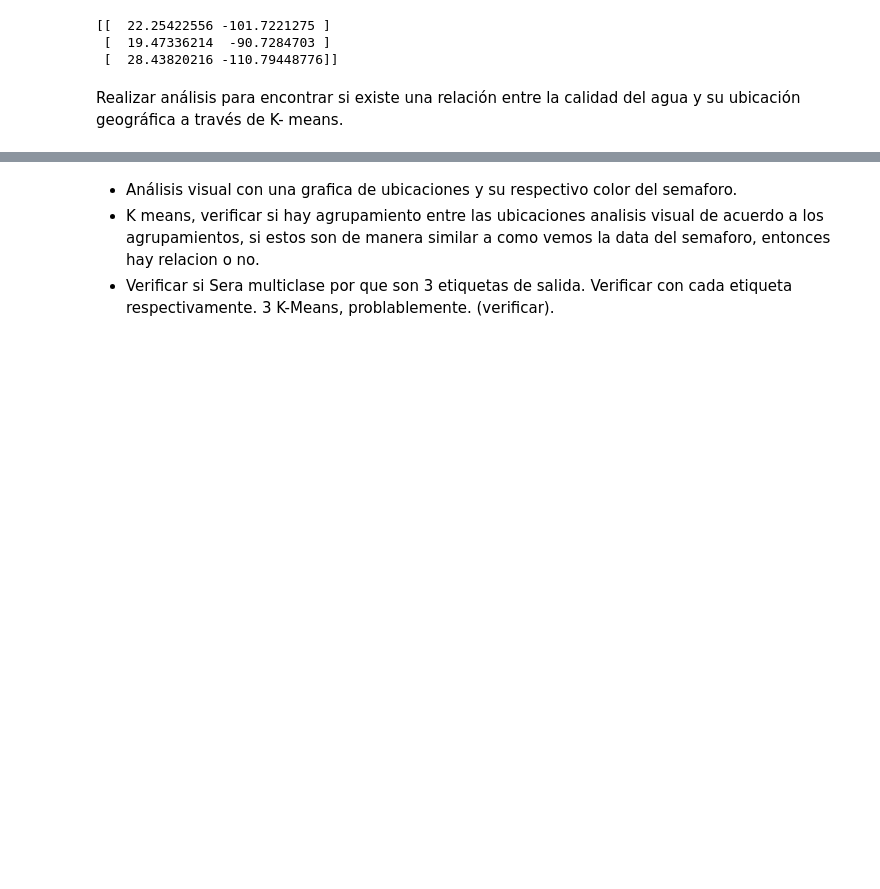
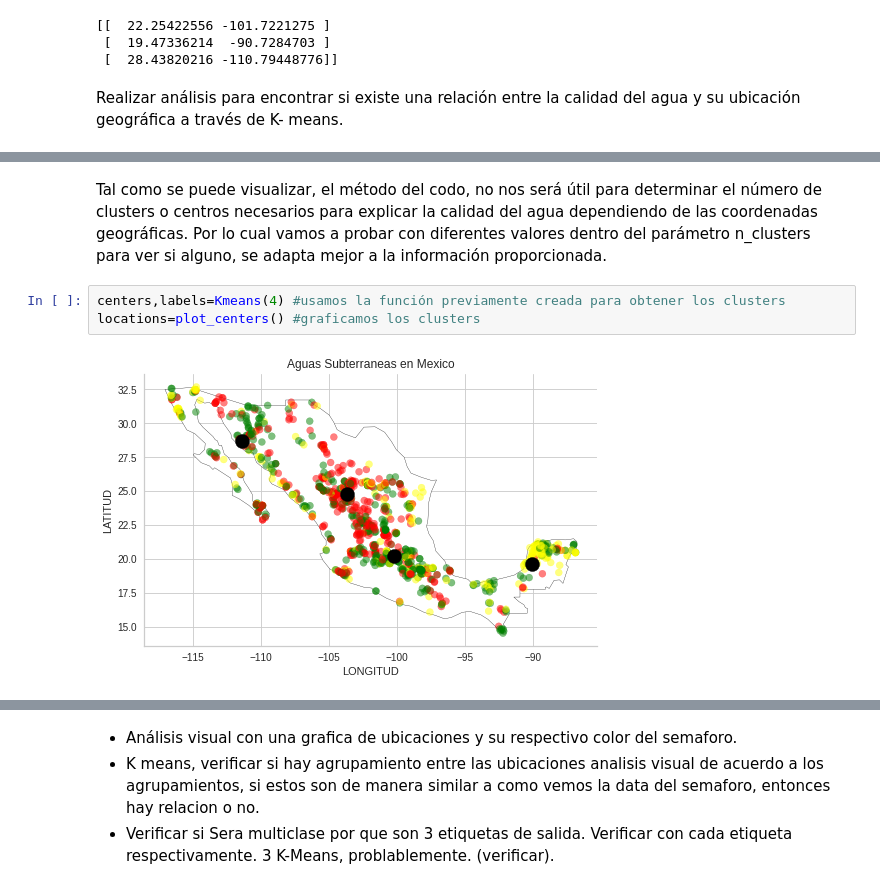
Before and after one commit to PosgradoMNA/actividades-del-projecto-equipo-48, a Jupyter notebook: Reto/Entrega1/Reto_Entrega_1.ipynb, the cells around one changed output, grey strips where cells are left out. Drawn from its saved outputs; the diff is of its cells as text; blank space fills up the shorter version.

```diff
--- a/Reto/Entrega1/Reto_Entrega_1.ipynb
+++ b/Reto/Entrega1/Reto_Entrega_1.ipynb
@@ -495,0 +711,7 @@ kmeans["COORDENADAS"] = kmeans["COORDENADAS"].apply(Point)
+# %% [markdown]
+Tal como se puede visualizar, el método del codo, no nos será útil para determinar el número de clusters o centros necesarios para explicar la calidad del agua dependiendo de las coordenadas geográficas. Por lo cual vamos a probar con diferentes valores dentro del parámetro n_clusters para ver si alguno, se adapta mejor a la información proporcionada.
+# %%
+centers,labels=Kmeans(4) #usamos la función previamente creada para obtener los clusters
+locations=plot_centers() #graficamos los clusters
+# %% [output]
+[figure, added]
```
Also changed, not shown: parts of 52 cells of this notebook.
